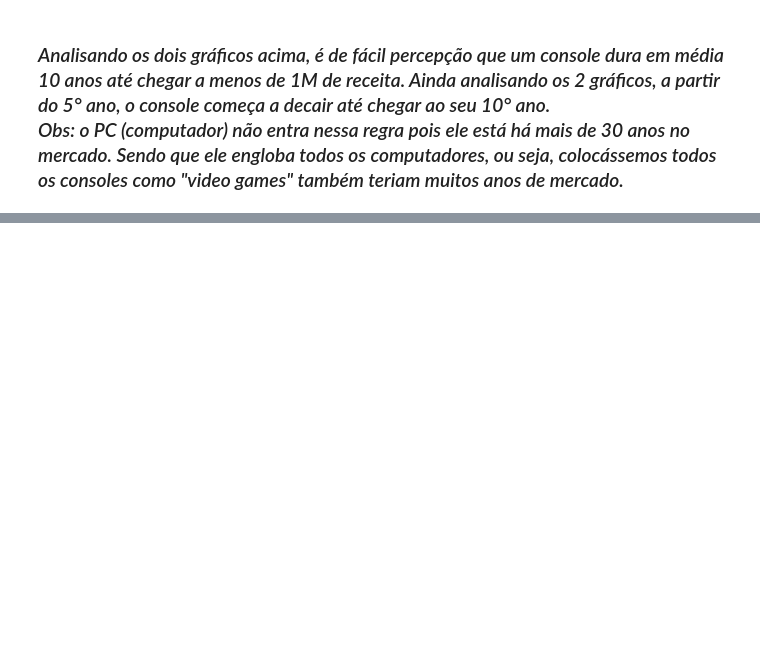
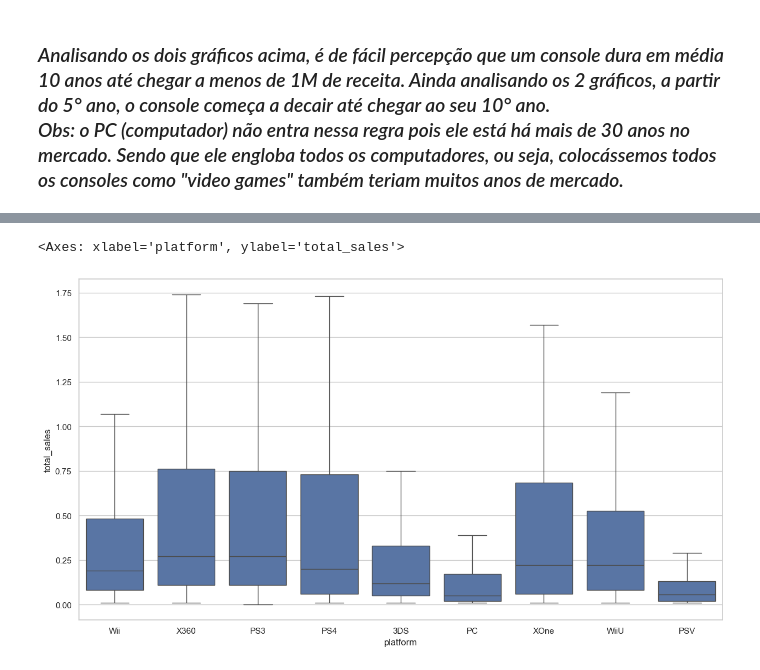
Before and after one commit to henriquetargino/games, a Jupyter notebook: games.ipynb, the cells around one changed output, grey strips where cells are left out. Saved outputs shown, nothing was run; the diff lists cells and outputs as text; code cells hidden in the pictures; blank space fills up the shorter version.

```diff
--- a/games.ipynb
+++ b/games.ipynb
@@ -344,0 +374,7 @@ plt.show()
+# %%
+plt.figure(figsize=(15, 8))
+# boxplot sem outliers
+sns.boxplot(data=df_predict, x='platform', y='total_sales', showfliers=False)
+# %% [output]
+<Axes: xlabel='platform', ylabel='total_sales'>
+[figure, added]
```
Also changed, not shown: parts of 5 cells of this notebook.
